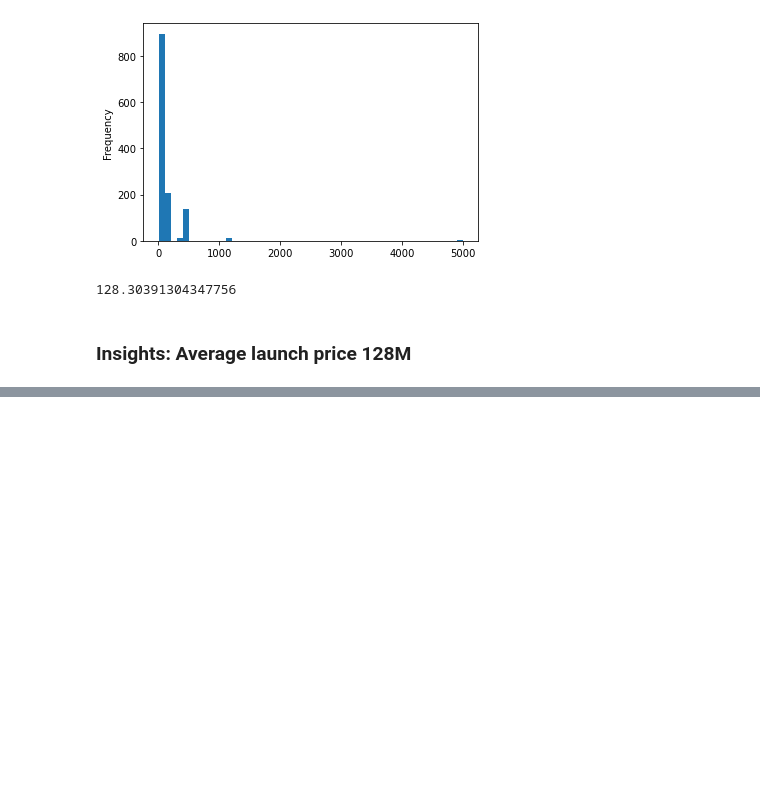
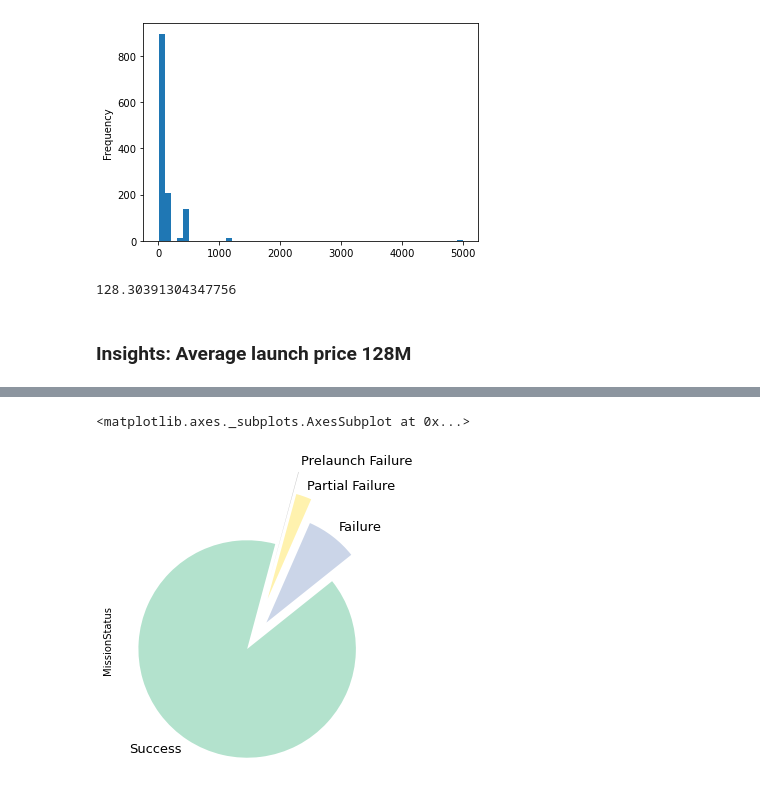
Before and after one commit to RahulRajdkp/Data-Analysis, a Jupyter notebook: EDA_Space_dataset.ipynb, the cells around one changed output, grey strips where cells are left out. Drawn from its saved outputs; the diff is of its cells as text; code cells hidden in the pictures; blank space fills up the shorter version.

```diff
--- a/EDA_Space_dataset.ipynb
+++ b/EDA_Space_dataset.ipynb
@@ -759,0 +836,6 @@ notnullprice.mean()
+# %%
+#sp['Price'] = sp['Price'].astype('float')  // dint work because price column had NaN values too
+
+#so first convert it to numeric
+
+sp['Price'] = pd.to_numeric(sp['Price'], errors='coerce')
@@ -759,0 +858,2 @@ notnullprice.mean()
+# %%
+sp['MissionStatus'] = sp['MissionStatus'].astype('category')
@@ -759,0 +933,17 @@ notnullprice.mean()
+# %%
+import matplotlib as plot
+
+kwargs = dict(
+    startangle = 75,
+    colormap   = 'Pastel2',
+    fontsize   = 13,
+    explode    = (0.1,0.2,0.4,0.6),
+    figsize    = (60,5),
+    #utopct    = '%1.1f%%',
+    #itle      = 'Mission Status Distribution Stratification'
+)
+
+sp['MissionStatus'].value_counts().plot.pie(**kwargs)
+# %% [output]
+<matplotlib.axes._subplots.AxesSubplot at 0x...>
+[figure, added]
```
Also changed, not shown: parts of 22 cells of this notebook.
